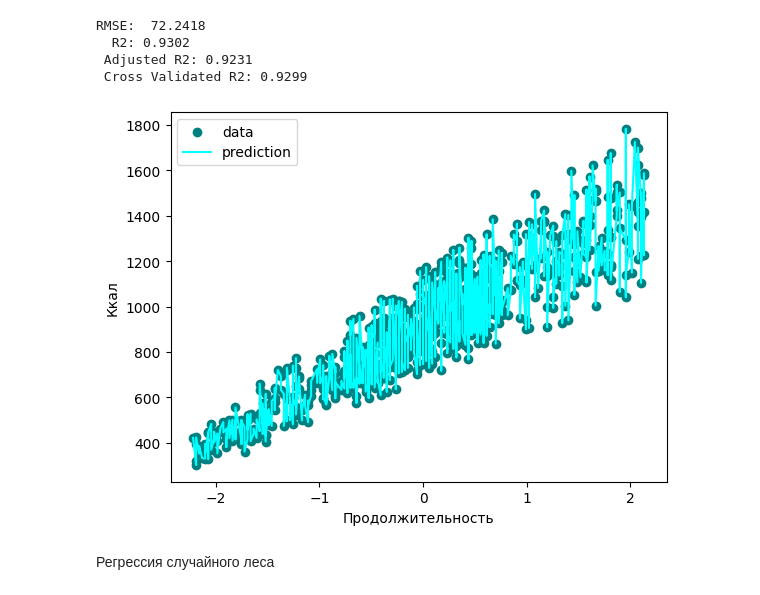
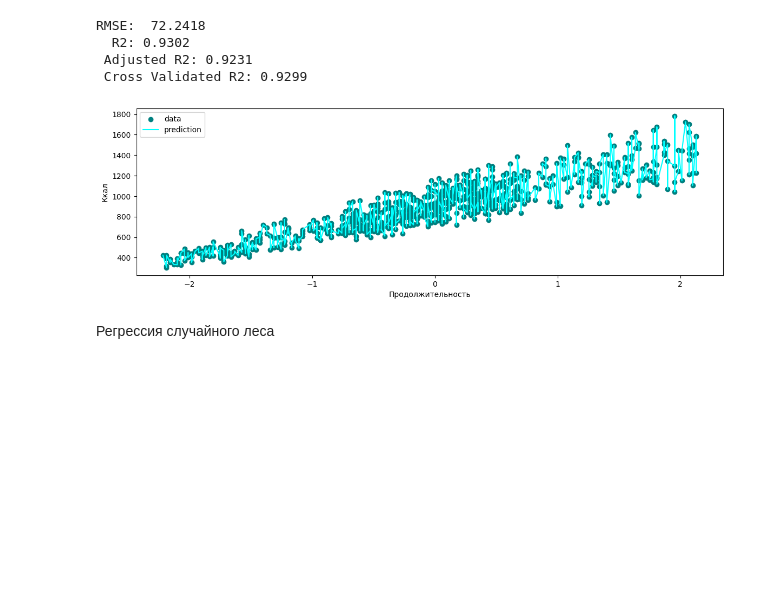
Before and after one commit to aubergeeen/ML-Labs, a Jupyter notebook: TechML_Lab_4_Regression.ipynb, the cells around one changed output. Saved outputs shown, nothing was run; the diff lists cells and outputs as text; code cells hidden in the pictures; blank space fills up the shorter version.

```diff
--- a/TechML_Lab_4_Regression.ipynb
+++ b/TechML_Lab_4_Regression.ipynb
@@ -286,6 +286,7 @@ RMSE:  38.3418
  Adjusted R2: 0.9783
  Cross Validated R2: 0.9777
 # %%
+plt.rcParams["figure.figsize"] = (14,4)
 plt.scatter(X_train["Session_Duration (hours)"], y_train, color='teal',
             label='data')
 sort = X_train.sort_values(by='Session_Duration (hours)')
@@ -328,17 +329,18 @@ RMSE:  72.2418
  Adjusted R2: 0.9231
  Cross Validated R2: 0.9299
 # %%
+plt.rcParams["figure.figsize"] = (14,4)
 plt.scatter(X_train["Session_Duration (hours)"], y_train, color='teal',
             label='data')
 #sort = X_train.sort_values(by='Session_Duration (hours)')
 plt.plot(sort["Session_Duration (hours)"], dt.predict(sort), color='cyan',
          label='prediction')
 plt.xlabel('Продолжительность')
 plt.ylabel('Ккал')
 plt.legend()
 plt.show()
 # %% [output]
-[figure, old version]
+[figure, new version]
 # %% [markdown]
 Регрессия случайного леса
 # %%
```
Also changed, not shown: parts of 5 cells of this notebook.
